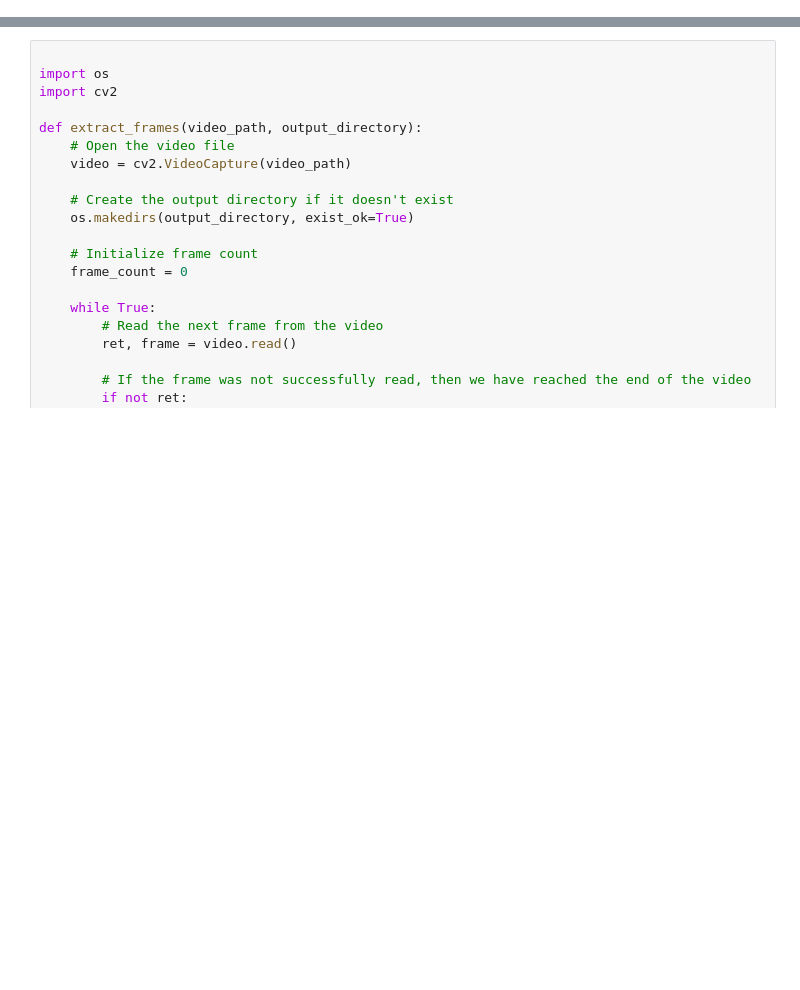
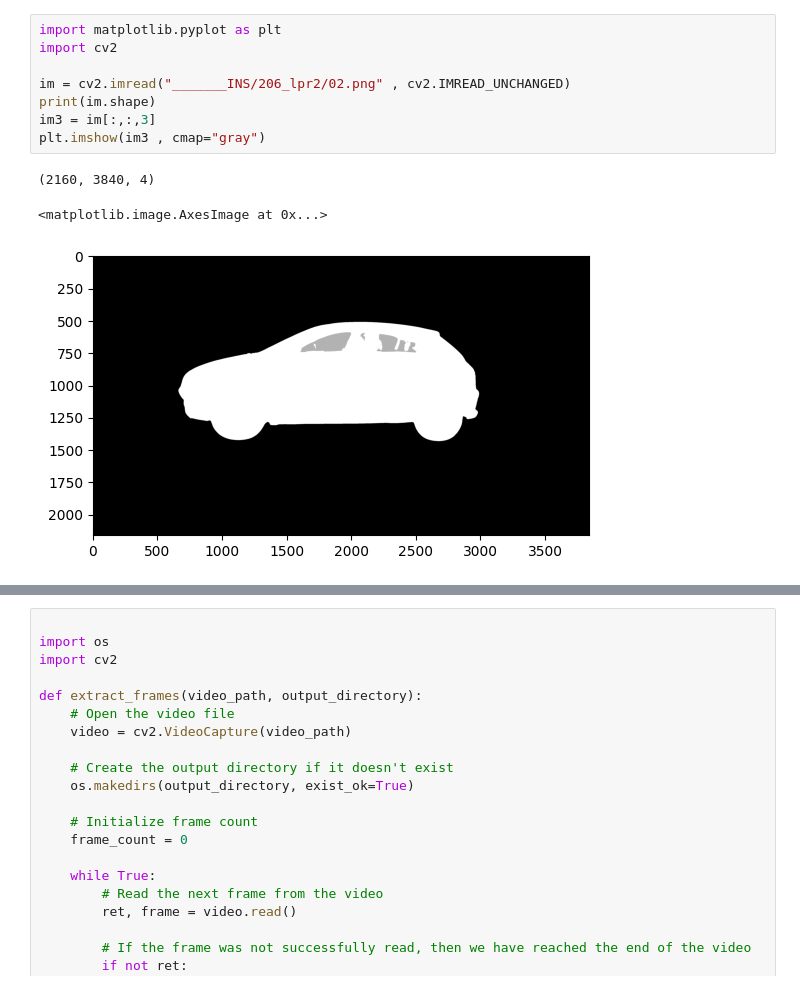
Before and after one commit to farh8d/zoom-rotate, a Jupyter notebook: usage.ipynb, the cells around one changed output, grey strips where cells are left out. Cells and saved outputs as stored; diff of their text form; blank space fills up the shorter version.

```diff
--- a/usage.ipynb
+++ b/usage.ipynb
@@ -0,0 +30,12 @@
+# %%
+import matplotlib.pyplot as plt
+import cv2
+
+im = cv2.imread("_______INS/206_lpr2/02.png" , cv2.IMREAD_UNCHANGED)
+print(im.shape)
+im3 = im[:,:,3]
+plt.imshow(im3 , cmap="gray")
+# %% [output]
+(2160, 3840, 4)
+<matplotlib.image.AxesImage at 0x...>
+[figure, added]
```
Also changed, not shown: parts of 4 cells of this notebook, 1 other file.
